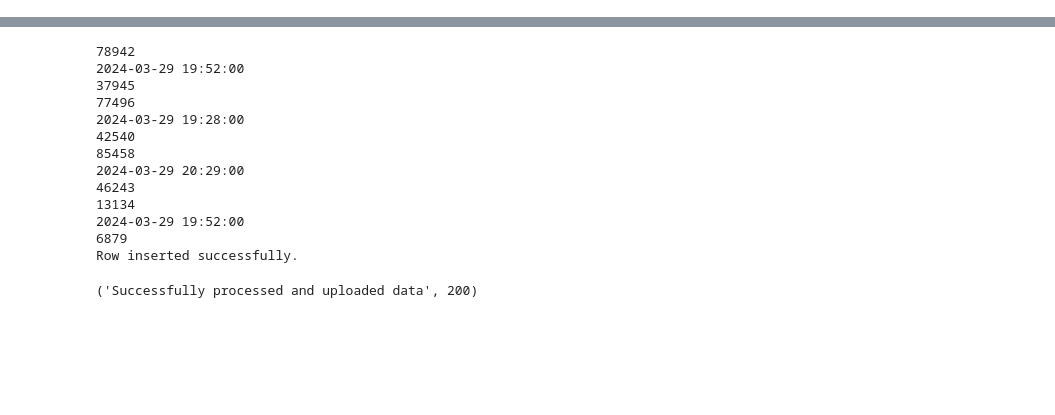
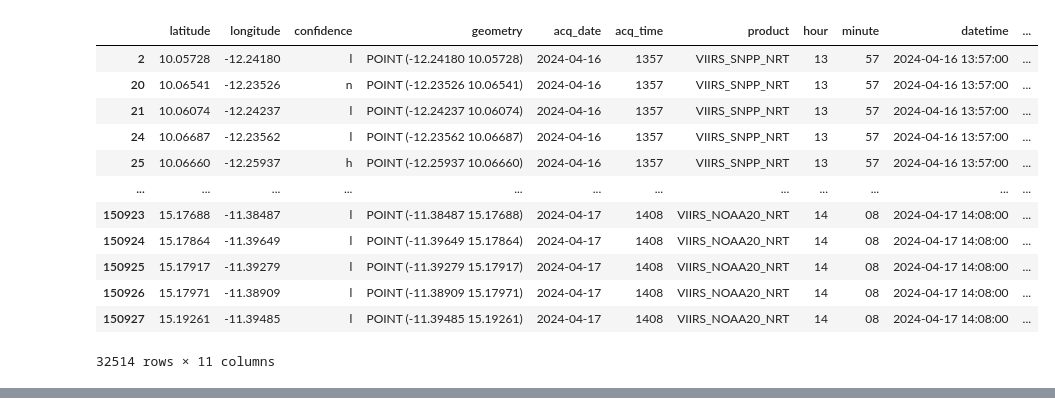
Before and after one commit to hunterad93/firenet, a Jupyter notebook: src/scratch_work/adam_scratchwork/firms_combination.ipynb, the cells around one changed output, grey strips where cells are left out. Drawn from its saved outputs; the diff is of its cells as text; code cells hidden in the pictures; blank space fills up the shorter version.

```diff
--- a/src/scratch_work/adam_scratchwork/firms_combination.ipynb
+++ b/src/scratch_work/adam_scratchwork/firms_combination.ipynb
@@ -184,7 +184,7 @@ def filter_clusters(gdf, min_cluster_size=20, min_high_confidence=2):
 
     return gdf
 
-def filter_clusters_with_product_confidence(gdf, min_cluster_size=20, required_high_confidence_per_product=1):
+def filter_clusters_with_product_confidence(gdf, min_cluster_size=40, required_high_confidence_per_product=3):
     """
     Filter out clusters that have fewer points than the threshold, and ensure at least one high confidence point
     from each product exists within the cluster.
@@ -235,7 +235,7 @@ def create_cluster_polygons(gdf):
     polygon_geojson = polygon_gdf.to_json()
 
     # Convert the most frequently occurring acquisition date to datetime
-    most_common_acq_date = pd.to_datetime(gdf['acq_date'].mode()[0])
+    most_common_acq_date = pd.to_datetime(gdf['datetime'].mode()[0])
 
     return most_common_acq_date, polygon_geojson
 
@@ -400,0 +398,16 @@ polygon_geojson_combined
+# %%
+filtered_combined_clusters
+# %% [output]
+|  | latitude | longitude | confidence | geometry | acq_date | acq_time | product | hour | minute | datetime | ... |
+| 2 | 10.05728 | -12.24180 | l | POINT (-12.24180 10.05728) | 2024-04-16 | 1357 | VIIRS_SNPP_NRT | 13 | 57 | 2024-04-16 13:57:00 | ... |
+| 20 | 10.06541 | -12.23526 | n | POINT (-12.23526 10.06541) | 2024-04-16 | 1357 | VIIRS_SNPP_NRT | 13 | 57 | 2024-04-16 13:57:00 | ... |
+| 21 | 10.06074 | -12.24237 | l | POINT (-12.24237 10.06074) | 2024-04-16 | 1357 | VIIRS_SNPP_NRT | 13 | 57 | 2024-04-16 13:57:00 | ... |
+| 24 | 10.06687 | -12.23562 | l | POINT (-12.23562 10.06687) | 2024-04-16 | 1357 | VIIRS_SNPP_NRT | 13 | 57 | 2024-04-16 13:57:00 | ... |
+| 25 | 10.06660 | -12.25937 | h | POINT (-12.25937 10.06660) | 2024-04-16 | 1357 | VIIRS_SNPP_NRT | 13 | 57 | 2024-04-16 13:57:00 | ... |
+| ... | ... | ... | ... | ... | ... | ... | ... | ... | ... | ... | ... |
+| 150923 | 15.17688 | -11.38487 | l | POINT (-11.38487 15.17688) | 2024-04-17 | 1408 | VIIRS_NOAA20_NRT | 14 | 08 | 2024-04-17 14:08:00 | ... |
+| 150924 | 15.17864 | -11.39649 | l | POINT (-11.39649 15.17864) | 2024-04-17 | 1408 | VIIRS_NOAA20_NRT | 14 | 08 | 2024-04-17 14:08:00 | ... |
+| 150925 | 15.17917 | -11.39279 | l | POINT (-11.39279 15.17917) | 2024-04-17 | 1408 | VIIRS_NOAA20_NRT | 14 | 08 | 2024-04-17 14:08:00 | ... |
+| 150926 | 15.17971 | -11.38909 | l | POINT (-11.38909 15.17971) | 2024-04-17 | 1408 | VIIRS_NOAA20_NRT | 14 | 08 | 2024-04-17 14:08:00 | ... |
+| 150927 | 15.19261 | -11.39485 | l | POINT (-11.39485 15.19261) | 2024-04-17 | 1408 | VIIRS_NOAA20_NRT | 14 | 08 | 2024-04-17 14:08:00 | ... |
+32514 rows × 11 columns
@@ -417,36 +468,21 @@ m
 # %% [output]
 [interactive output not drawn]
 # %%
-class MockRequest:
-    def __init__(self, json_data):
-        self.json_data = json_data
+# class MockRequest:
+#     def __init__(self, json_data):
+#         self.json_data = json_data
 
-    def get_json(self, silent=False):
-        return self.json_data
+#     def get_json(self, silent=False):
+#         return self.json_data
 
-# Simulate passing JSON arguments to the Google Cloud Function
-request_json = {
-    "bbox": "world",
-    "api_key": "58ee6e88ea288308039c476b13723cb7"
-}
+# # Simulate passing JSON arguments to the Google Cloud Function
+# request_json = {
+#     "bbox": "world",
+#     "api_key": "58ee6e88ea288308039c476b13723cb7"
+# }
 
-# Create a mock request object with your JSON data
-mock_request = MockRequest(request_json)
+# # Create a mock request object with your JSON data
+# mock_request = MockRequest(request_json)
 
-# Now call your function with the mock request
-FIRMS_GEOJSON_UPDATE(mock_request)
+# # Now call your function with the mock request
+# FIRMS_GEOJSON_UPDATE(mock_request)
-# %% [output]
-78942
-2024-03-29 19:52:00
-37945
-77496
-2024-03-29 19:28:00
-42540
-85458
-2024-03-29 20:29:00
-46243
-13134
-2024-03-29 19:52:00
-6879
-Row inserted successfully.
-('Successfully processed and uploaded data', 200)
```
Also changed, not shown: parts of 5 cells of this notebook, 2 other files.
